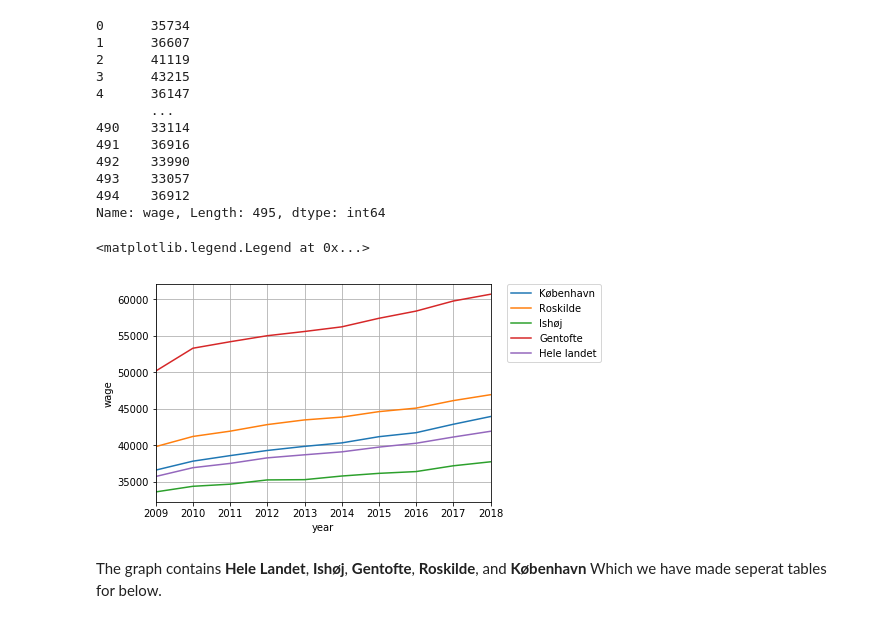
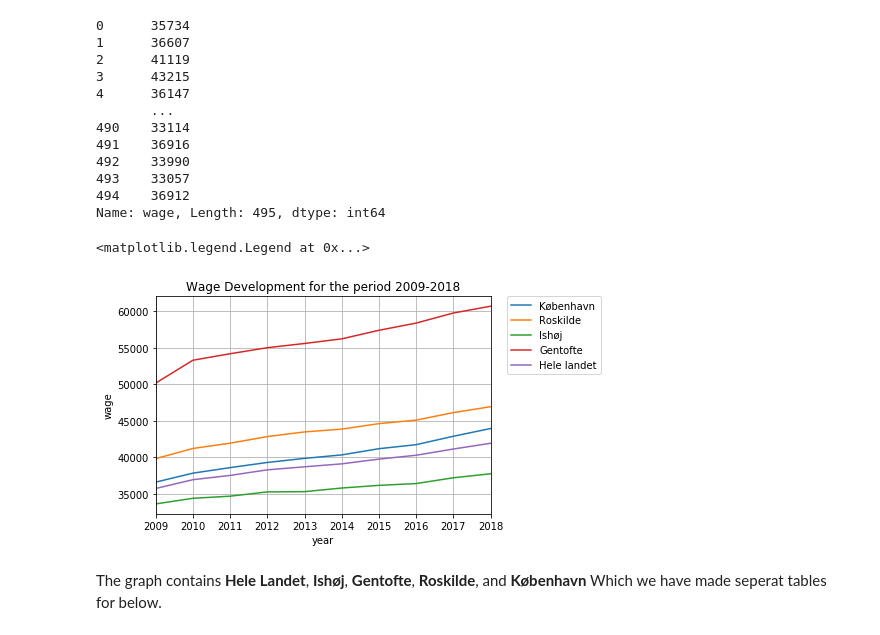
Before and after one commit to NumEconCopenhagen/projects-2020-tobiasharald, a Jupyter notebook: dataproject/dataproject.ipynb, the cells around one changed output. Cells and saved outputs as stored; diff of their text form; code cells hidden in the pictures.

```diff
--- a/dataproject/dataproject.ipynb
+++ b/dataproject/dataproject.ipynb
@@ -257,24 +234,24 @@ Name: wage, Length: 495, dtype: int64
 # %%
 wage_mean = wage_grouped.mean() # mean wage
 wage_mean.name = 'wage_mean'
 wage_graph = wage_long.set_index('municipality').join(wage_mean, how='left')
 wage_graph.xs('Gentofte')
 municipalities2 = ['København','Roskilde','Ishøj','Gentofte','Hele landet']
 
 fig = plt.figure()
+plt.title('Wage Development for the period 2009-2018')
 ax = fig.add_subplot(1,1,1)
 
 for m in municipalities2:
     wage_graph.xs(m).plot(x='year',y='wage',ax=ax,label=m)
 
-
 ax.legend(frameon=True)
 ax.set_ylabel('wage')
 ax.grid(True)
 plt.legend(bbox_to_anchor=(1.05, 1), loc='upper left', borderaxespad=0.)
 # %% [output]
 <matplotlib.legend.Legend at 0x...>
-[figure, old version]
+[figure, new version]
 # %% [markdown]
 The graph contains **Hele Landet**, **Ishøj**, **Gentofte**, **Roskilde**, and **København**
 Which we have made seperat tables for below.
```
Also changed, not shown: parts of 11 cells of this notebook.
